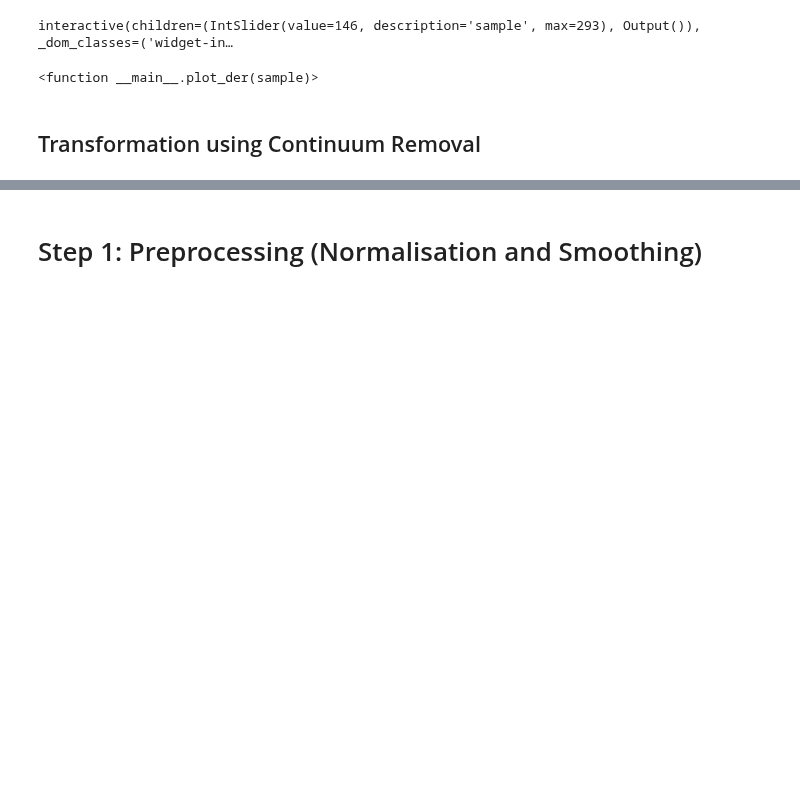
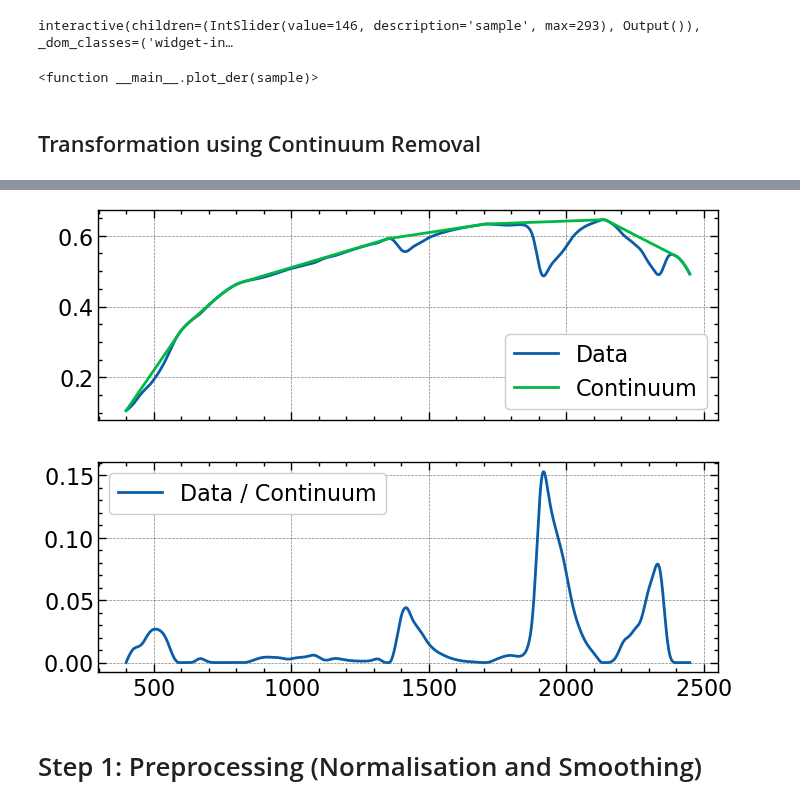
Before and after one commit to SwetaSingh87/SharedPython, a Jupyter notebook: UAE/C_UAE_RefinedCode-temporary.ipynb, the cells around one changed output, grey strips where cells are left out. Saved outputs shown, nothing was run; the diff lists cells and outputs as text; code cells hidden in the pictures; blank space fills up the shorter version.

Commit message:
continuuum removal

```diff
--- a/UAE/C_UAE_RefinedCode-temporary.ipynb
+++ b/UAE/C_UAE_RefinedCode-temporary.ipynb
@@ -191,39 +208,37 @@ interactive(children=(IntSlider(value=146, description='sample', max=293), Outpu
 # %%
-# x1=alldata_smoothed.iloc[:,:1]   # selecting all rows and the first column
-# a1=np.array(x1)
+def continuum_removal(points, show=False):
+    x1, y1 = points.T
+    augmented = np.concatenate([points, [(x1[0], np.min(y1)-1), (x1[-1], np.min(y1)-1)]], axis=0)
+    hull = ConvexHull(augmented)
+    continuum_points = points[np.sort([v for v in hull.vertices if v < len(points)])]
+    continuum_function = interp1d(*continuum_points.T)
+    yprime = continuum_function(x1) - y1
+    #yprime = y1 / continuum_function(x1)
 
-# y1=alldata_smoothed.iloc[:,1:]   # selecting all the rows and all the columns except the first column
-# b1=np.array(y1)
+    if show:
+        fig, axes = plt.subplots(2, 1, sharex=True)
+        axes[0].plot(x1, y1, label='Data')
+        axes[0].plot(*continuum_points.T, label='Continuum')
+        axes[0].legend()
+        axes[1].plot(x1, yprime, label='Data / Continuum')
+        axes[1].legend()
 
-# points=np.concatenate((a1,b1), axis=1)
+    return np.c_[x1, yprime]
 
-# def continuum_removal(points, show=False):
-#     x1, y1 = points.T
-#     augmented = np.concatenate([points, [(x1[0], np.min(y1)-1), (x1[-1], np.min(y1)-1)]], axis=0)
-#     hull = ConvexHull(augmented)
-#     continuum_points = points[np.sort([v for v in hull.vertices if v < len(points)])]
-#     continuum_function = interp1d(*continuum_points.T)
-#     yprime = y1 / continuum_function(x1)
-
-#     if show:
-#         fig, axes = plt.subplots(2, 1, sharex=True)
-#         axes[0].plot(x1, y1, label='Data')
-#         axes[0].plot(*continuum_points.T, label='Continuum')
-#         axes[0].legend()
-#         axes[1].plot(x1, yprime, label='Data / Continuum')
-#         axes[1].legend()
-
-#     return np.c_[x1, yprime]
-
-# # x1 = np.linspace(0, 1, 100)
+x1 = np.linspace(400, 2450, 2051)
+y1 = alldata_smoothed.iloc[200,:]
+type(y1)
+points = np.c_[x1, y1]
+# y1 = np.random.randn(len(x1))
+# points = np.c_[x1, y1]
+# # x1 = pd.DataFrame(alldata_smoothed).to_numpy()
 # # y1 = np.random.randn(len(x1))
 # # points = np.c_[x1, y1]
-# x1 = pd.DataFrame(alldata_smoothed).to_numpy()
-# y1 = np.random.randn(len(x1))
-# points = np.c_[x1, y1]
-# new_points = continuum_removal(points, show=True)
+new_points = continuum_removal(points, show=True)
 
 # plt.show()
+# %% [output]
+[figure, added]
 # %%
 # class continuum_removal:
 #     """
```
Also changed, not shown: parts of 13 cells of this notebook, 1 other file.
